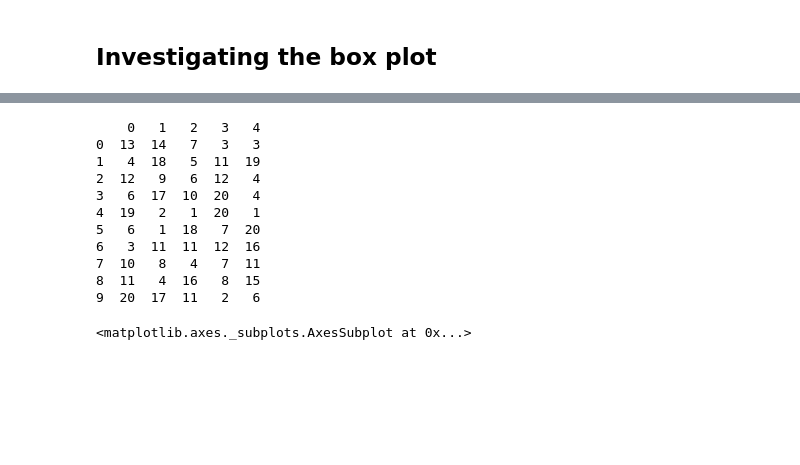
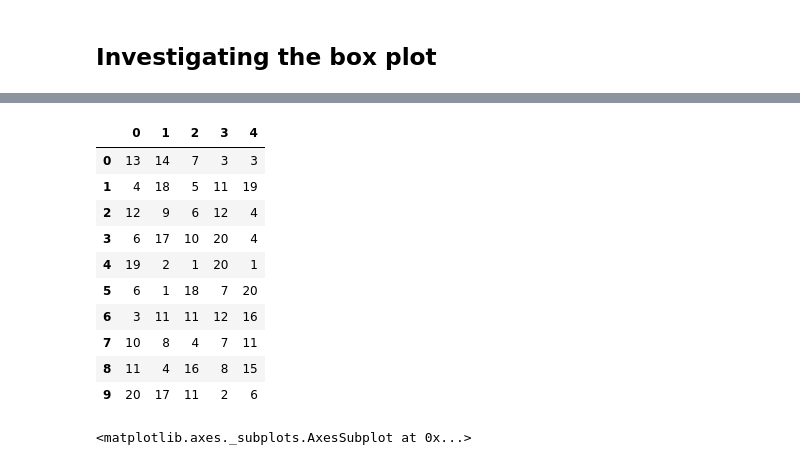
Before and after one commit to AideenByrne/FundamentalsProject, a Jupyter notebook: Fundamentals of Data Analysis Project .ipynb, the cells around one changed output, grey strips where cells are left out. Drawn from its saved outputs; the diff is of its cells as text; code cells hidden in the pictures; blank space fills up the shorter version.

```diff
--- a/Fundamentals of Data Analysis Project .ipynb
+++ b/Fundamentals of Data Analysis Project .ipynb
@@ -33,21 +35,21 @@ In order to graph a box plot, I decided to synthesise some numerical data, (cons
 # %%
 import pandas as pd #imports pandas library
 import numpy as np #imports numpy package
 import seaborn as sns #imports seaborn library
 import matplotlib.pyplot as plt #imports matplotlib for data plotting
 np.random.seed(19680801)#fixing seed for reproducibility as per https://matplotlib.org/gallery/pyplots/boxplot_demo_pyplot.html#sphx-glr-gallery-pyplots-boxplot-demo-pyplot-py
 df = pd.DataFrame(np.random.randint(1,21, size=(10,5)))#to create a dataframe of 5 arrays of 10 randomly generated integers between 1 and 20
-print(df)
+df #displays DataFrame
 # %% [output]
-    0   1   2   3   4
-0  13  14   7   3   3
-1   4  18   5  11  19
-2  12   9   6  12   4
-3   6  17  10  20   4
-4  19   2   1  20   1
-5   6   1  18   7  20
-6   3  11  11  12  16
-7  10   8   4   7  11
-8  11   4  16   8  15
-9  20  17  11   2   6
+|  | 0 | 1 | 2 | 3 | 4 |
+| 0 | 13 | 14 | 7 | 3 | 3 |
+| 1 | 4 | 18 | 5 | 11 | 19 |
+| 2 | 12 | 9 | 6 | 12 | 4 |
+| 3 | 6 | 17 | 10 | 20 | 4 |
+| 4 | 19 | 2 | 1 | 20 | 1 |
+| 5 | 6 | 1 | 18 | 7 | 20 |
+| 6 | 3 | 11 | 11 | 12 | 16 |
+| 7 | 10 | 8 | 4 | 7 | 11 |
+| 8 | 11 | 4 | 16 | 8 | 15 |
+| 9 | 20 | 17 | 11 | 2 | 6 |
 # %%
```
Also changed, not shown: parts of 12 cells of this notebook.
